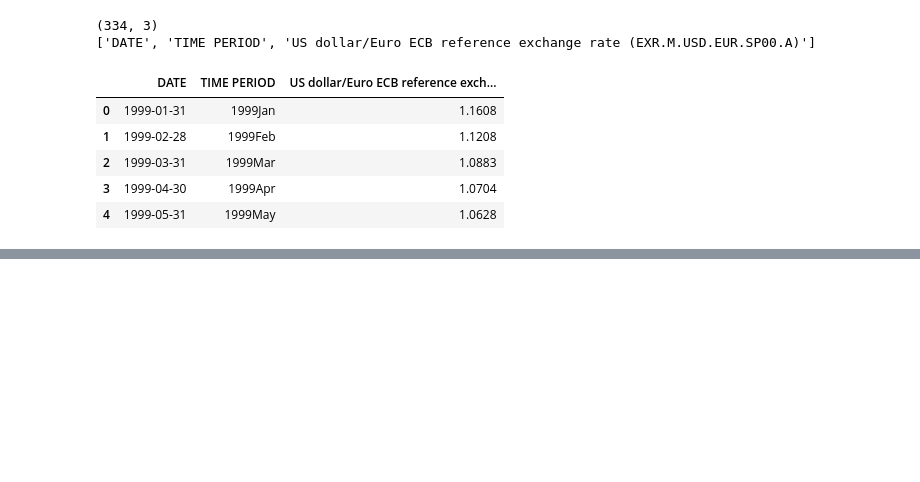
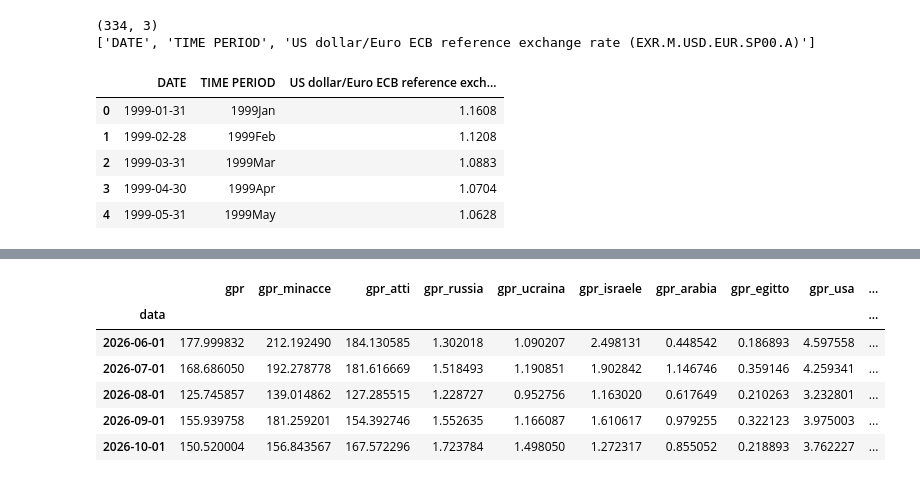
Before and after one commit to emamercadante03-sketch/carrello-crisi-geopolitiche, a Jupyter notebook: notebooks/01_pulizia.ipynb, the cells around one changed output, grey strips where cells are left out. Drawn from its saved outputs; the diff is of its cells as text; code cells hidden in the pictures; blank space fills up the shorter version.

```diff
--- a/notebooks/01_pulizia.ipynb
+++ b/notebooks/01_pulizia.ipynb
@@ -519,0 +541,10 @@ bce_raw.head()
+# %%
+#LETTURA GPR (Geopolitical Risk Index, Caldara & Iacoviello)
+gpr_file = RAW / "gpr_index.xls"
+
+print(pd.ExcelFile(gpr_file, engine="calamine").sheet_names)   # i fogli del file
+
+gpr_raw = pd.read_excel(gpr_file, engine="calamine")
+print(gpr_raw.shape)              # (righe, colonne)
+print(gpr_raw.columns.tolist())   # i nomi delle colonne
+gpr_raw.head()
@@ -519,0 +606,22 @@ bce_raw.head()
+# %%
+GPR = {
+    "GPR": "gpr", "GPRT": "gpr_minacce", "GPRA": "gpr_atti",
+    "GPRC_RUS": "gpr_russia", "GPRC_UKR": "gpr_ucraina",
+    "GPRC_ISR": "gpr_israele", "GPRC_SAU": "gpr_arabia",
+    "GPRC_EGY": "gpr_egitto", "GPRC_USA": "gpr_usa",
+    "GPRC_CHN": "gpr_cina", "GPRC_ITA": "gpr_italia",
+}
+
+gpr = gpr_raw[["month"] + list(GPR.keys())].rename(columns={"month": "data", **GPR})
+gpr["data"] = pd.to_datetime(gpr["data"])
+gpr = gpr.set_index("data").loc[INIZIO:]
+gpr = gpr.dropna(how="all")      # toglie eventuali mesi futuri ancora vuoti
+gpr.tail()
+# %% [output]
+|  | gpr | gpr_minacce | gpr_atti | gpr_russia | gpr_ucraina | gpr_israele | gpr_arabia | gpr_egitto | gpr_usa | ... |
+| data |  |  |  |  |  |  |  |  |  | ... |
+| 2026-06-01 | 177.999832 | 212.192490 | 184.130585 | 1.302018 | 1.090207 | 2.498131 | 0.448542 | 0.186893 | 4.597558 | ... |
+| 2026-07-01 | 168.686050 | 192.278778 | 181.616669 | 1.518493 | 1.190851 | 1.902842 | 1.146746 | 0.359146 | 4.259341 | ... |
+| 2026-08-01 | 125.745857 | 139.014862 | 127.285515 | 1.228727 | 0.952756 | 1.163020 | 0.617649 | 0.210263 | 3.232801 | ... |
+| 2026-09-01 | 155.939758 | 181.259201 | 154.392746 | 1.552635 | 1.166087 | 1.610617 | 0.979255 | 0.322123 | 3.975003 | ... |
+| 2026-10-01 | 150.520004 | 156.843567 | 167.572296 | 1.723784 | 1.498050 | 1.272317 | 0.855052 | 0.218893 | 3.762227 | ... |
```
Also changed, not shown: parts of 9 cells of this notebook, 3 other files.
